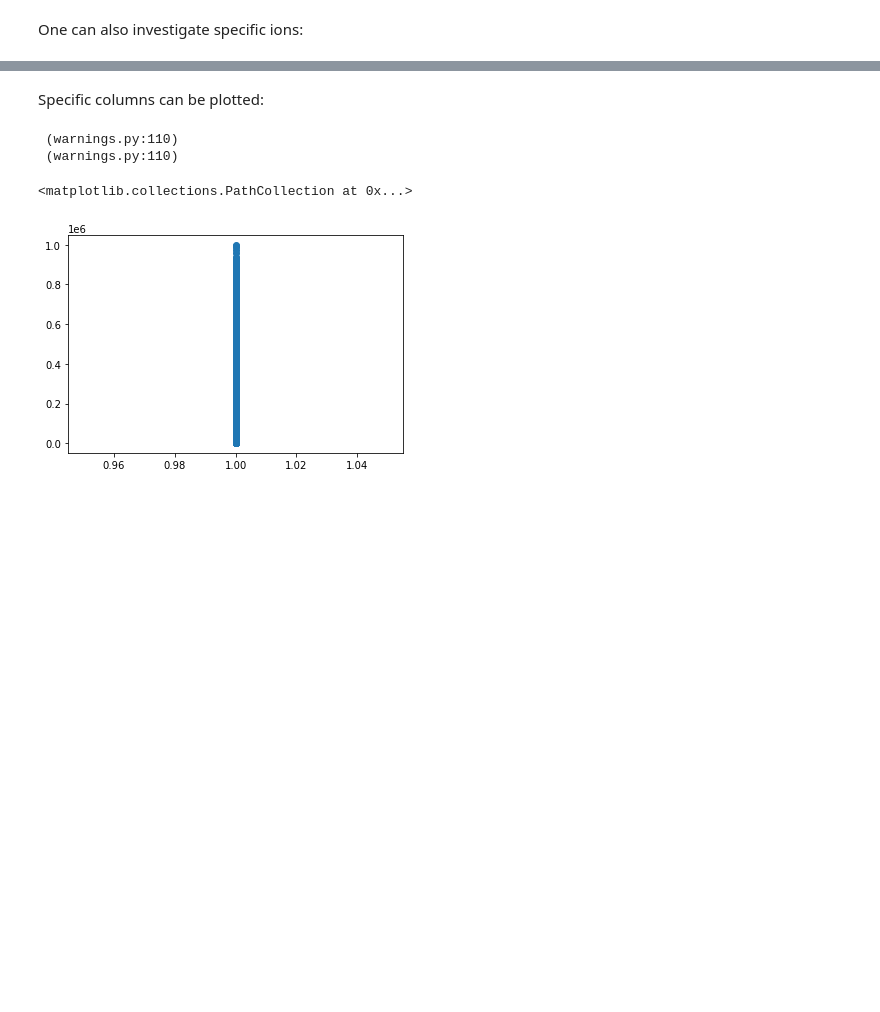
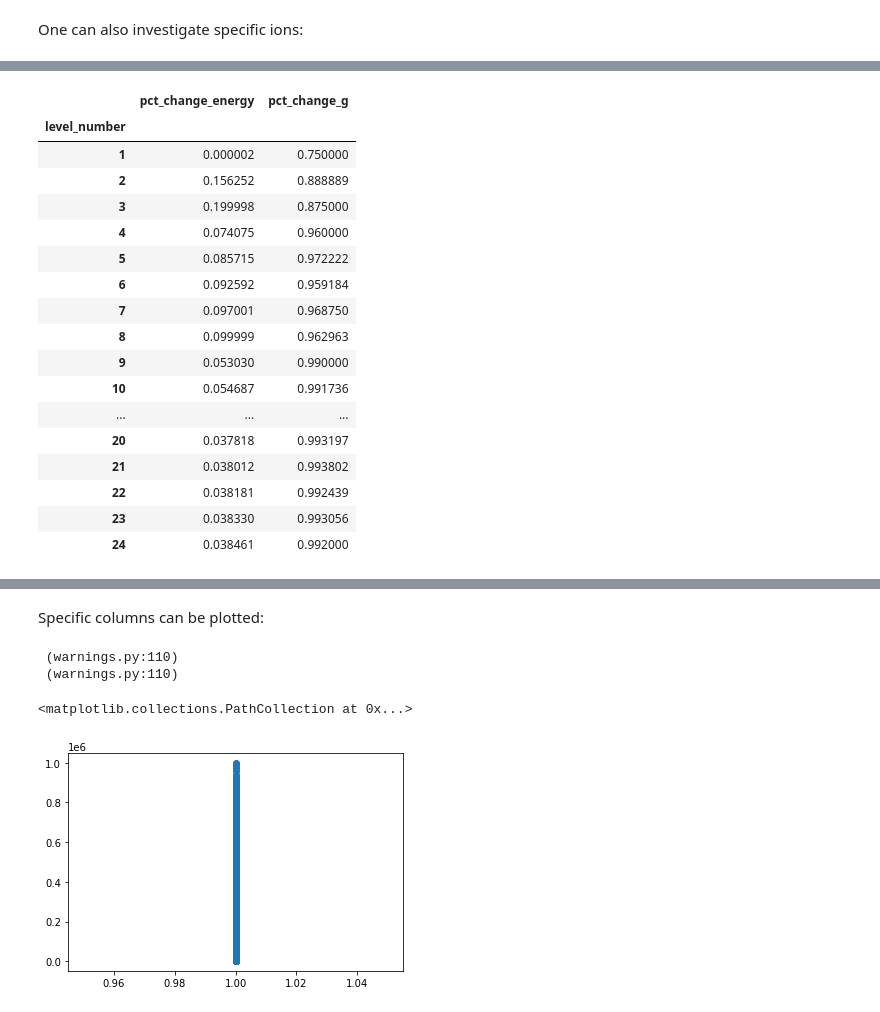
Before and after one commit to tardis-sn/carsus, a Jupyter notebook: docs/development/compare_atomic_files.ipynb, the cells around one changed output, grey strips where cells are left out. Saved outputs shown, nothing was run; the diff lists cells and outputs as text; code cells hidden in the pictures; blank space fills up the shorter version.

```diff
--- a/docs/development/compare_atomic_files.ipynb
+++ b/docs/development/compare_atomic_files.ipynb
@@ -81,0 +75,21 @@ One can also investigate specific ions:
+# %%
+atc.ion_diff("levels",(1,0))
+# %% [output]
+|  | pct_change_energy | pct_change_g |
+| level_number |  |  |
+| 1 | 0.000002 | 0.750000 |
+| 2 | 0.156252 | 0.888889 |
+| 3 | 0.199998 | 0.875000 |
+| 4 | 0.074075 | 0.960000 |
+| 5 | 0.085715 | 0.972222 |
+| 6 | 0.092592 | 0.959184 |
+| 7 | 0.097001 | 0.968750 |
+| 8 | 0.099999 | 0.962963 |
+| 9 | 0.053030 | 0.990000 |
+| 10 | 0.054687 | 0.991736 |
+| ... | ... | ... |
+| 20 | 0.037818 | 0.993197 |
+| 21 | 0.038012 | 0.993802 |
+| 22 | 0.038181 | 0.992439 |
+| 23 | 0.038330 | 0.993056 |
+| 24 | 0.038461 | 0.992000 |
```
Also changed, not shown: parts of 12 cells of this notebook, 1 other file.
